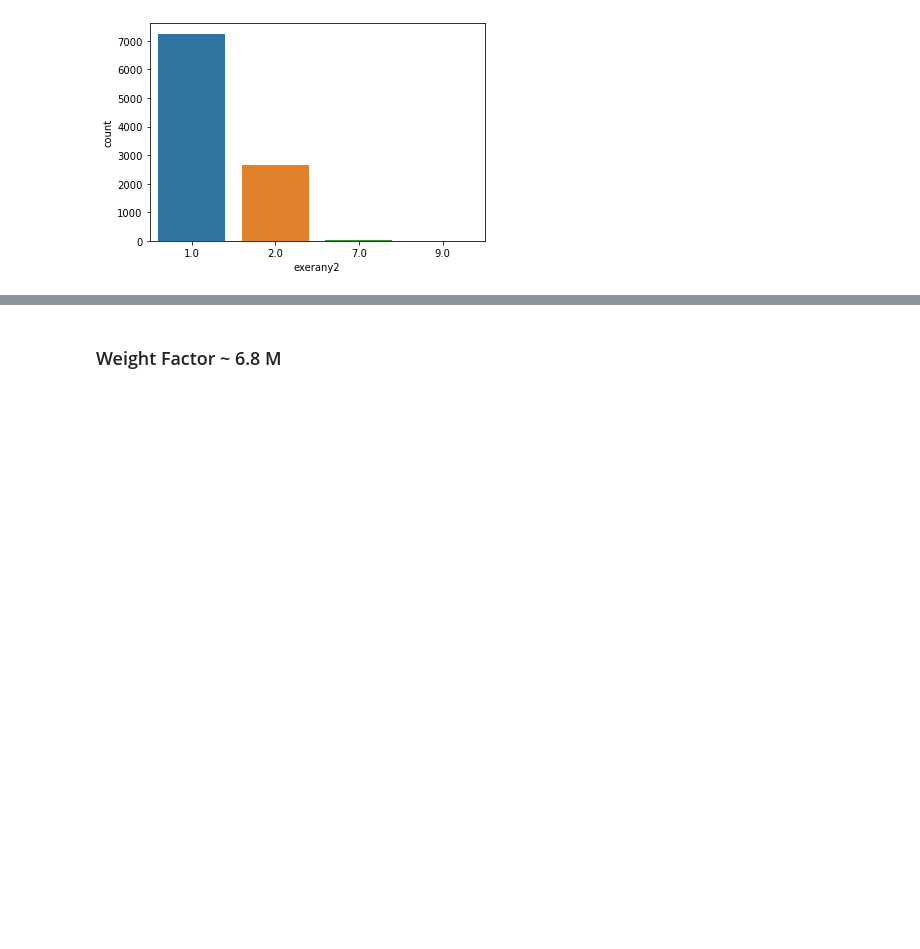
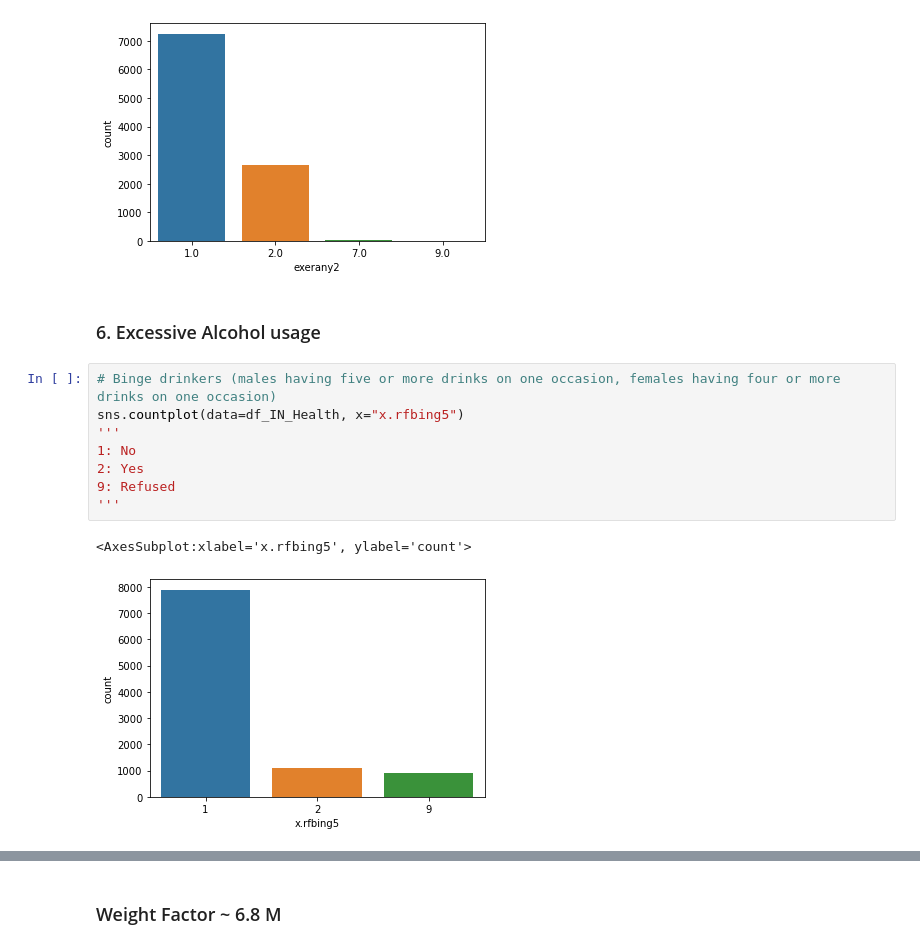
Before and after one commit to iam-neelesh8/BRFSS_Analysis, a Jupyter notebook: notebooks/BRFSS_EDA.ipynb, the cells around one changed output, grey strips where cells are left out. Drawn from its saved outputs; the diff is of its cells as text; blank space fills up the shorter version.

```diff
--- a/notebooks/BRFSS_EDA.ipynb
+++ b/notebooks/BRFSS_EDA.ipynb
@@ -386,3 +386,16 @@ sns.countplot(data=df_IN_Health, x="exerany2")
 # %% [output]
 '\n1: Yes\n2: No\n7: Not sure\n9: Refused\n'
 [figure]
+# %% [markdown]
+### 6. Excessive Alcohol usage
+# %%
+# Binge drinkers (males having five or more drinks on one occasion, females having four or more drinks on one occasion)
+sns.countplot(data=df_IN_Health, x="x.rfbing5")
+'''
+1: No
+2: Yes
+9: Refused
+'''
+# %% [output]
+<AxesSubplot:xlabel='x.rfbing5', ylabel='count'>
+[figure, added]
```
Also changed, not shown: parts of 6 cells of this notebook.
